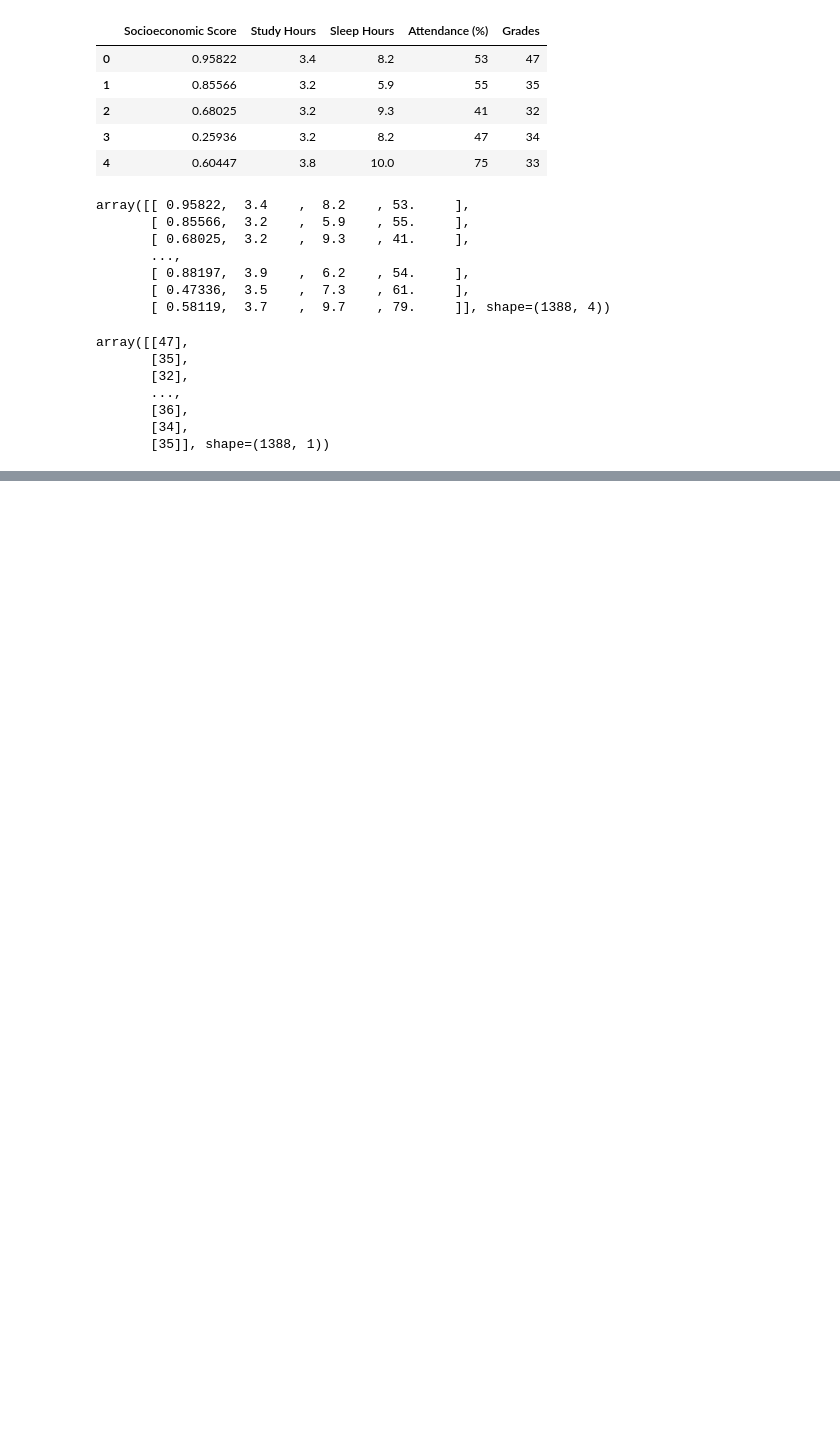
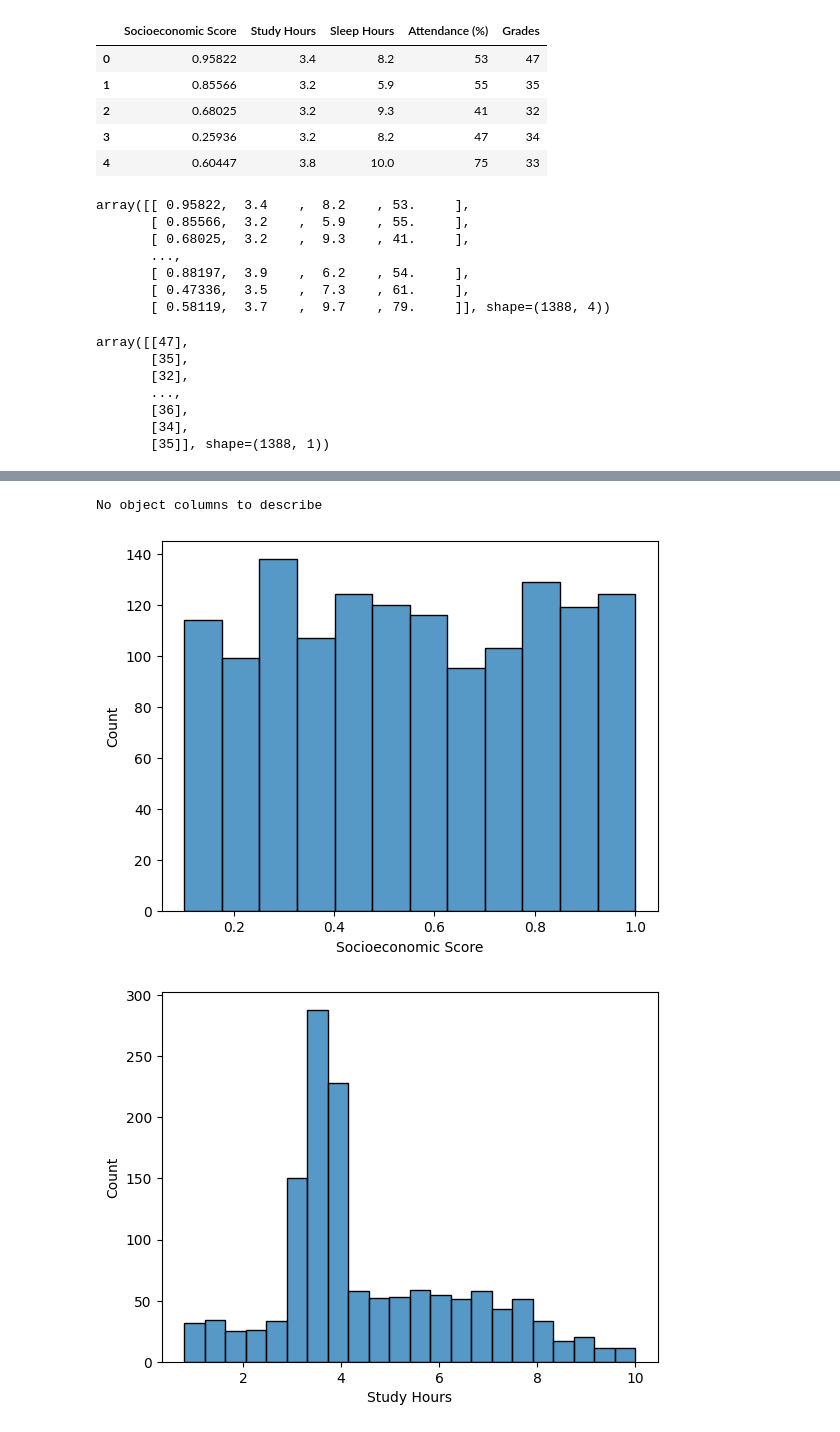
Before and after one commit to XynaxDev/student-grade-prediction, a Jupyter notebook: code.ipynb, the cells around one changed output, grey strips where cells are left out. Cells and saved outputs as stored; diff of their text form; code cells hidden in the pictures; blank space fills up the shorter version.

```diff
--- a/code.ipynb
+++ b/code.ipynb
@@ -39,0 +138,19 @@ array([[47],
+# %%
+if any(df.dtypes == 'object'):
+    print(df.describe(include='object'))
+else:
+    print("No object columns to describe")
+# %% [output]
+No object columns to describe
+# %%
+# histogram to understand the distribution
+
+import seaborn as sns
+features = ['Socioeconomic Score', 'Study Hours', 'Sleep Hours', 'Attendance (%)']
+
+for feature in features:
+    sns.histplot(data= df, x=feature)
+    plt.show()
+# %% [output]
+[figure, added]
+[figure, added]
```
Also changed, not shown: parts of 19 cells of this notebook.
